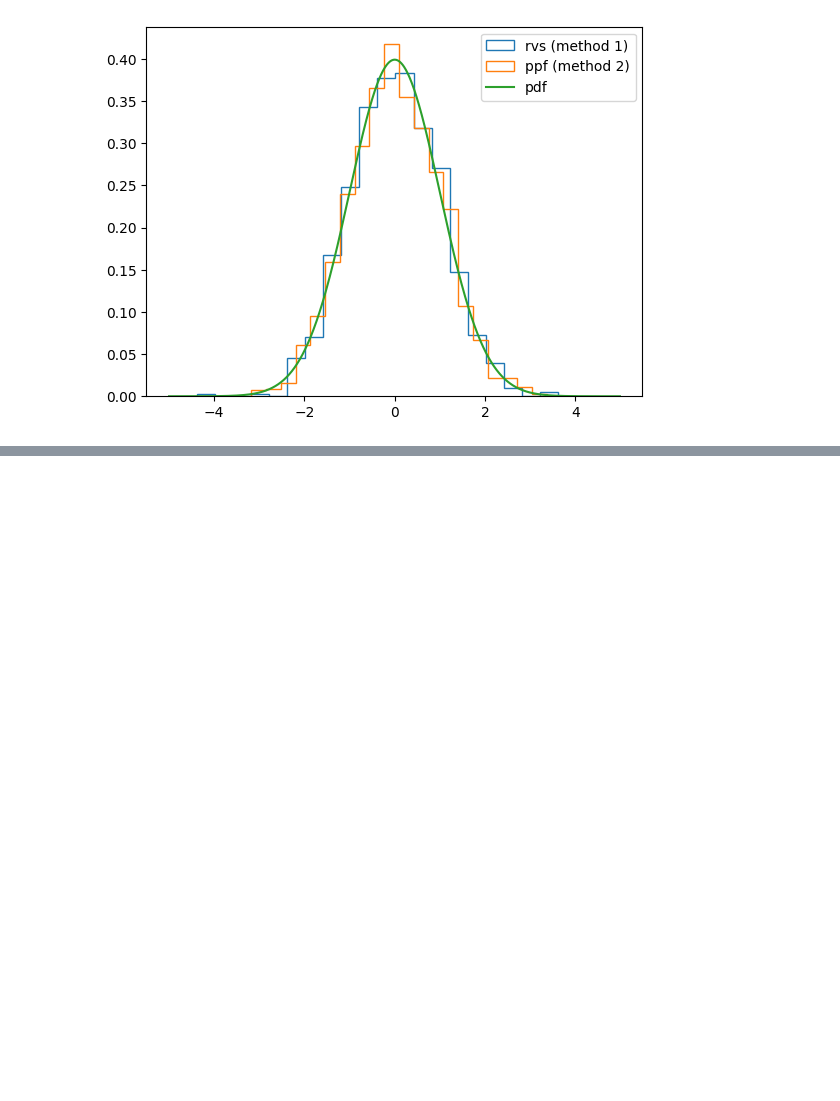
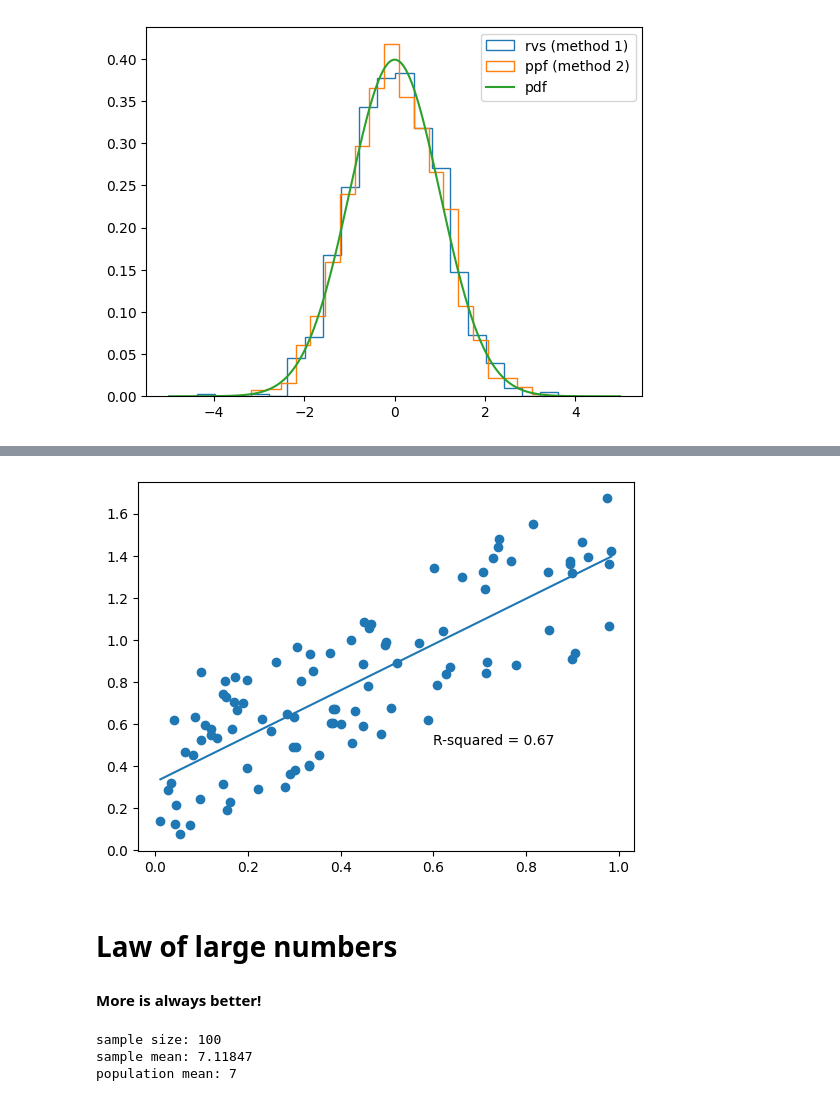
Before and after one commit to noctildon/noctildon.github.io, a Jupyter notebook: programming/DS_ambassador/codes/desc_stats.ipynb, the cells around one changed output, grey strips where cells are left out. Cells and saved outputs as stored; diff of their text form; code cells hidden in the pictures; blank space fills up the shorter version.

Commit message:
update desc stats

```diff
--- a/programming/DS_ambassador/codes/desc_stats.ipynb
+++ b/programming/DS_ambassador/codes/desc_stats.ipynb
@@ -197,0 +206,37 @@ first 20 elements in norm.rvs
+# %%
+import scipy
+
+xx = np.random.rand(100)             # Random Data
+yy = xx + np.random.rand(100)*0.76   # Random Data
+
+
+slope, intercept, r_value, p_value, std_err = scipy.stats.linregress(xx, yy)
+r_squared = r_value **2
+
+
+plt.scatter(xx, yy)
+plt.plot(np.unique(xx), np.poly1d(np.polyfit(xx, yy, 1))(np.unique(xx)))
+plt.text(0.6, 0.5, 'R-squared = %0.2f' % r_squared)
+plt.show()
+# %% [output]
+[figure, added]
+# %% [markdown]
+# Law of large numbers
+
+#### More is always better!
+# %%
+from random import random
+from scipy.stats import norm
+
+
+# loc (or mu) is the central of gaussian, size is the sample size
+mu = 7
+size = 100
+avg = np.mean(norm.rvs(loc=mu, size=size))
+print(f'sample size: {size}')
+print(f'sample mean: {avg:.5f}')
+print(f'population mean: {mu}')
+# %% [output]
+sample size: 100
+sample mean: 7.11847
+population mean: 7
```
Also changed, not shown: parts of 16 cells of this notebook, 2 other files.
